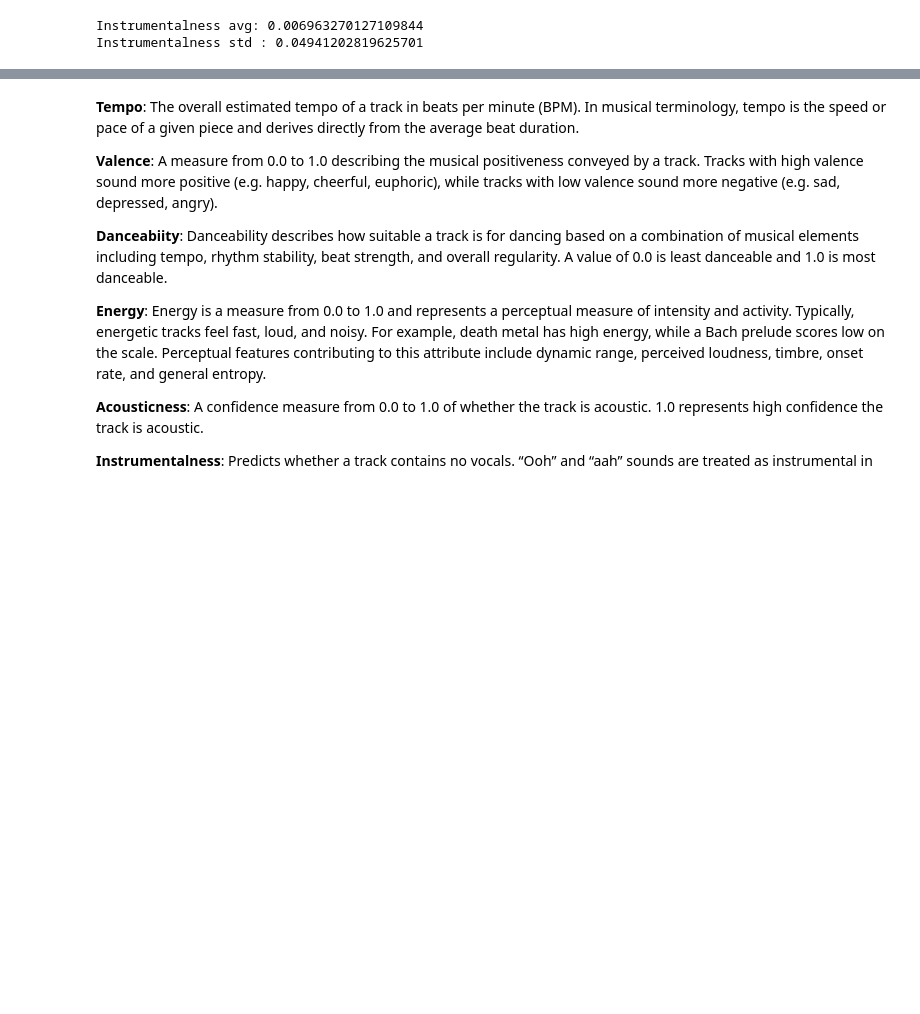
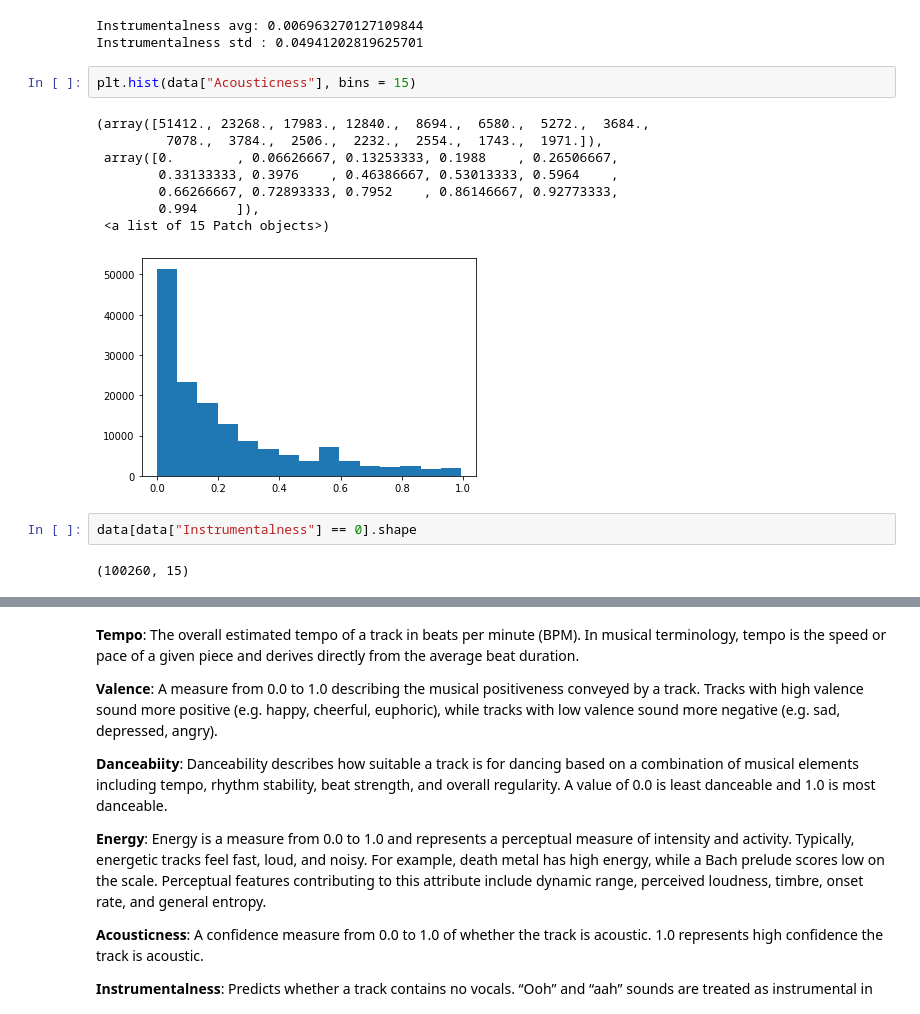
Before and after one commit to suneric98/Crescendo, a Jupyter notebook: data/exploration.ipynb, the cells around one changed output, grey strips where cells are left out. Saved outputs shown, nothing was run; the diff lists cells and outputs as text; blank space fills up the shorter version.

```diff
--- a/data/exploration.ipynb
+++ b/data/exploration.ipynb
@@ -141,6 +164,21 @@ Acousticness std : 0.23718180837618927
 [figure]
 Instrumentalness avg: 0.006963270127109844
 Instrumentalness std : 0.04941202819625701
+# %%
+plt.hist(data["Acousticness"], bins = 15)
+# %% [output]
+(array([51412., 23268., 17983., 12840.,  8694.,  6580.,  5272.,  3684.,
+         7078.,  3784.,  2506.,  2232.,  2554.,  1743.,  1971.]),
+ array([0.        , 0.06626667, 0.13253333, 0.1988    , 0.26506667,
+        0.33133333, 0.3976    , 0.46386667, 0.53013333, 0.5964    ,
+        0.66266667, 0.72893333, 0.7952    , 0.86146667, 0.92773333,
+        0.994     ]),
+ <a list of 15 Patch objects>)
+[figure, added]
+# %%
+data[data["Instrumentalness"] == 0].shape
+# %% [output]
+(100260, 15)
 # %%
 plt.hist(np.log(data["Streams"]))
 plt.title("Log streams")
```
Also changed, not shown: parts of 10 cells of this notebook, 1 other file.
